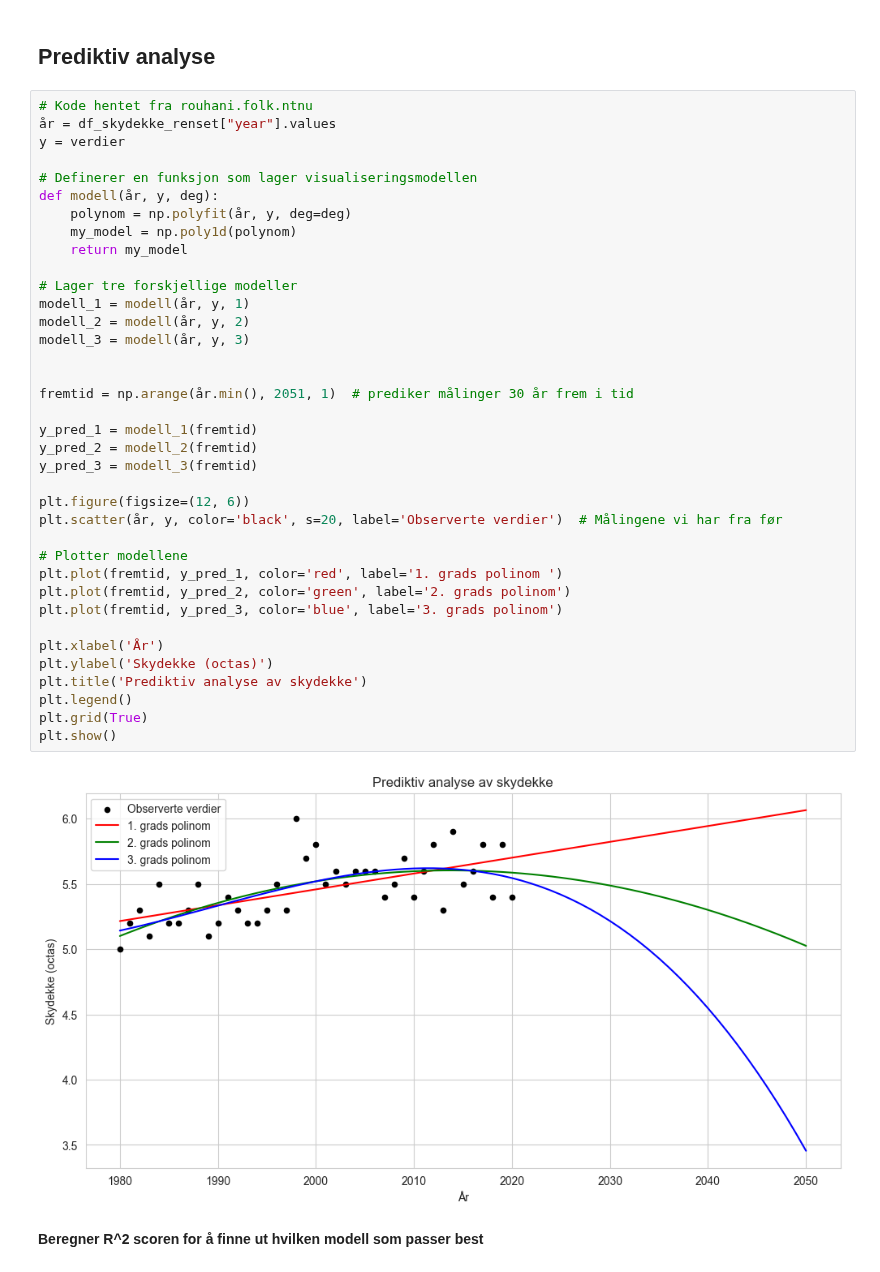
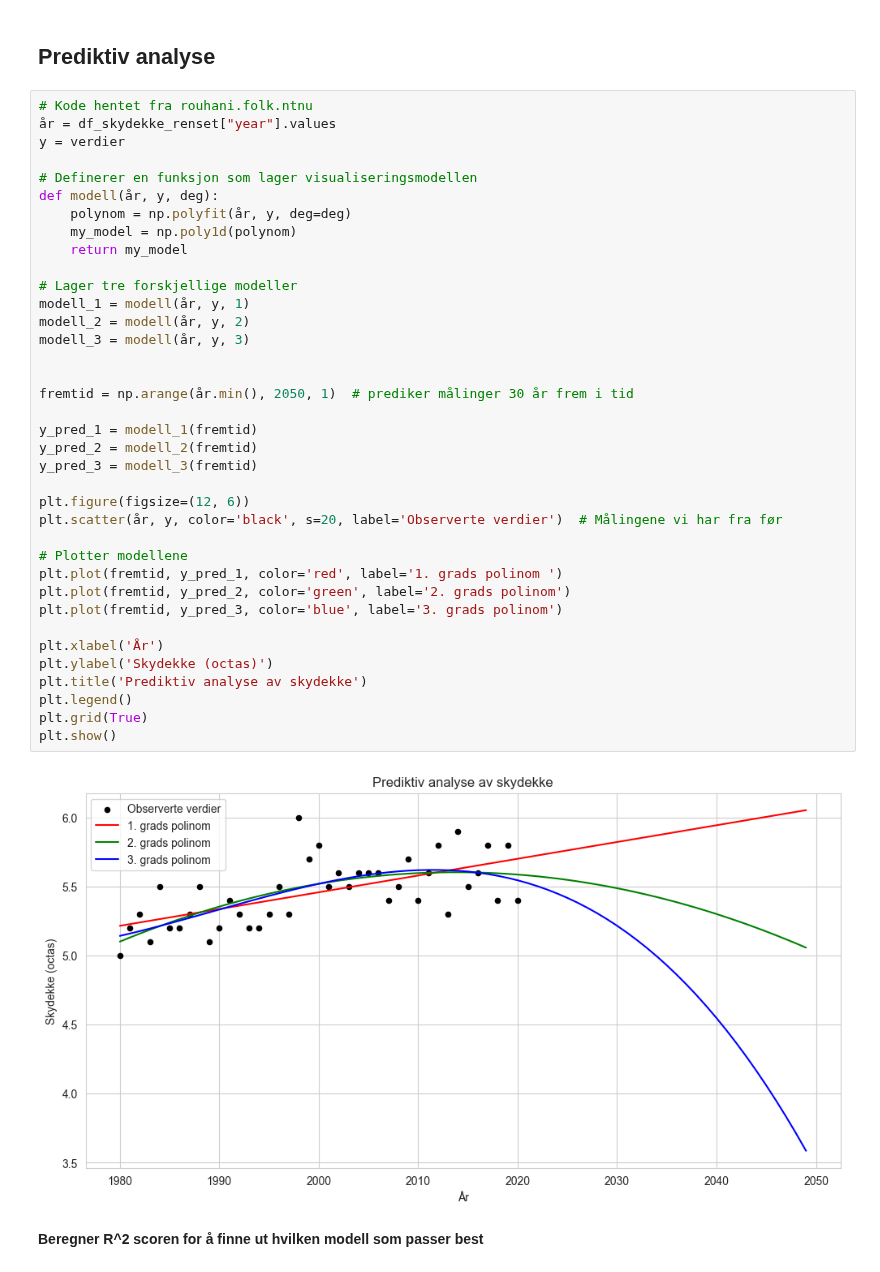
Before and after one commit to hannahnygard/TDT4114-milj.dataanalyse, a Jupyter notebook: proj_environment-main/notebooks/skydekke.ipynb, the cells around one changed output. Cells and saved outputs as stored; diff of their text form.

```diff
--- a/proj_environment-main/notebooks/skydekke.ipynb
+++ b/proj_environment-main/notebooks/skydekke.ipynb
@@ -232,35 +228,35 @@ def modell(år, y, deg):
     polynom = np.polyfit(år, y, deg=deg)
     my_model = np.poly1d(polynom)
     return my_model
 
 # Lager tre forskjellige modeller
 modell_1 = modell(år, y, 1)
 modell_2 = modell(år, y, 2)
 modell_3 = modell(år, y, 3)
 
 
-fremtid = np.arange(år.min(), 2051, 1)  # prediker målinger 30 år frem i tid
+fremtid = np.arange(år.min(), 2050, 1)  # prediker målinger 30 år frem i tid
 
 y_pred_1 = modell_1(fremtid)
 y_pred_2 = modell_2(fremtid)
 y_pred_3 = modell_3(fremtid)
 
 plt.figure(figsize=(12, 6))
 plt.scatter(år, y, color='black', s=20, label='Observerte verdier')  # Målingene vi har fra før
 
 # Plotter modellene
 plt.plot(fremtid, y_pred_1, color='red', label='1. grads polinom ')
 plt.plot(fremtid, y_pred_2, color='green', label='2. grads polinom')
 plt.plot(fremtid, y_pred_3, color='blue', label='3. grads polinom')
 
 plt.xlabel('År')
 plt.ylabel('Skydekke (octas)')
 plt.title('Prediktiv analyse av skydekke')
 plt.legend()
 plt.grid(True)
 plt.show()
 # %% [output]
-[figure, old version]
+[figure, new version]
 # %% [markdown]
 **Beregner R^2 scoren for å finne ut hvilken modell som passer best**
 # %%
```
Also changed, not shown: parts of 2 cells of this notebook, 3 other files.
